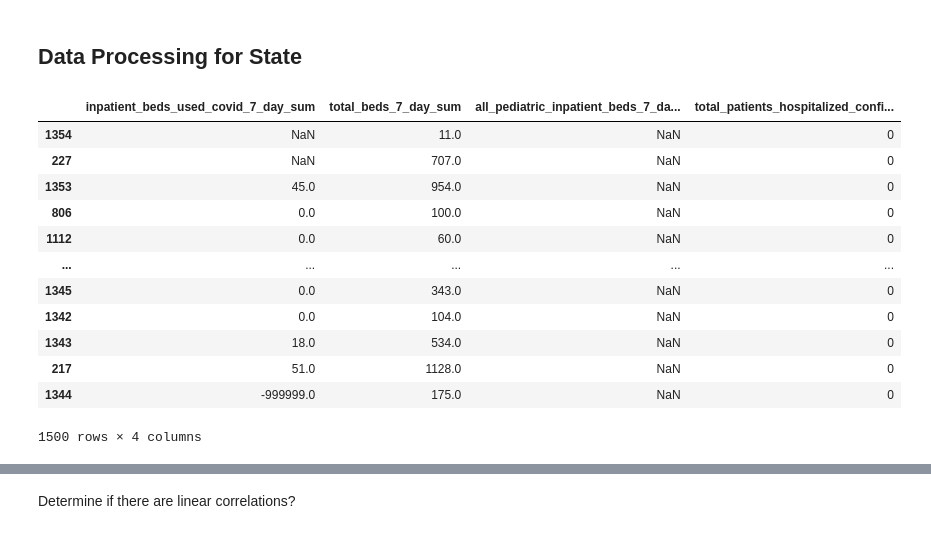
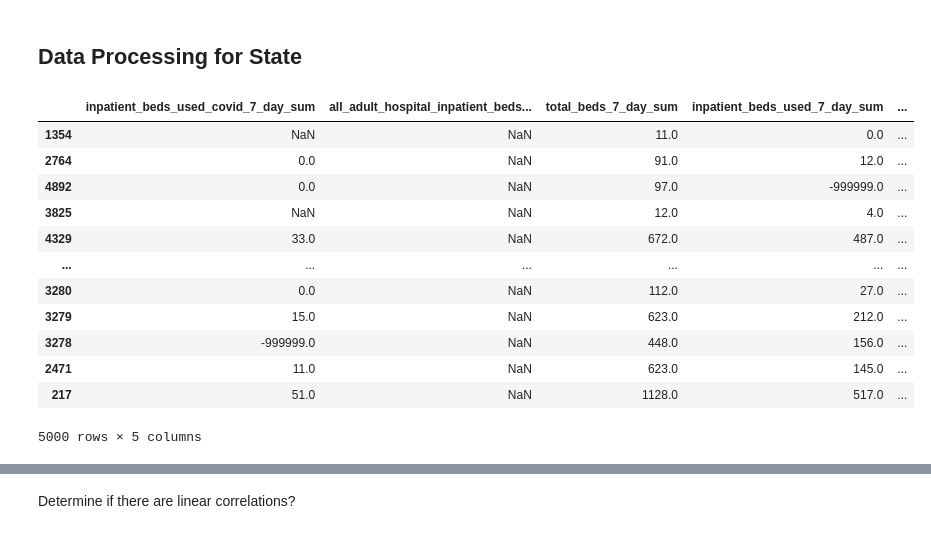
Before and after one commit to Vespacian/Analysis-of-COVID-19, a Jupyter notebook: dAnalysis.ipynb, the cells around one changed output, grey strips where cells are left out. Drawn from its saved outputs; the diff is of its cells as text; code cells hidden in the pictures.

```diff
--- a/dAnalysis.ipynb
+++ b/dAnalysis.ipynb
@@ -4,4 +4,4 @@ import pandas as pd
 import matplotlib.pyplot as plt
 import seaborn as sns
 # %%
-data = pd.read_csv("COVID-19_Reported_Patient_Impact_and_Hospital_Capacity_by_Facility.csv").head(1500).sort_values(['state'])
+data = pd.read_csv("COVID-19_Reported_Patient_Impact_and_Hospital_Capacity_by_Facility.csv").head(10000).sort_values(['state'])
@@ -28,22 +33,26 @@ data.columns.values.tolist()
 # %% [markdown]
 ## Data Processing for State
 # %%
-sliced = data[['inpatient_beds_used_covid_7_day_sum', 'total_beds_7_day_sum', 'all_pediatric_inpatient_beds_7_day_sum', 'total_patients_hospitalized_confirmed_influenza_and_covid_7_day_coverage']]
+sliced = data[['inpatient_beds_used_covid_7_day_sum',
+
+                'all_adult_hospital_inpatient_beds_7_day_sum',
+                'total_beds_7_day_sum',
+                'inpatient_beds_used_7_day_sum', 'inpatient_beds_7_day_sum']]
 sliced
 # %% [output]
-|  | inpatient_beds_used_covid_7_day_sum | total_beds_7_day_sum | all_pediatric_inpatient_beds_7_da... | total_patients_hospitalized_confi... |
-| 1354 | NaN | 11.0 | NaN | 0 |
-| 227 | NaN | 707.0 | NaN | 0 |
-| 1353 | 45.0 | 954.0 | NaN | 0 |
-| 806 | 0.0 | 100.0 | NaN | 0 |
-| 1112 | 0.0 | 60.0 | NaN | 0 |
-| ... | ... | ... | ... | ... |
-| 1345 | 0.0 | 343.0 | NaN | 0 |
-| 1342 | 0.0 | 104.0 | NaN | 0 |
-| 1343 | 18.0 | 534.0 | NaN | 0 |
-| 217 | 51.0 | 1128.0 | NaN | 0 |
-| 1344 | -999999.0 | 175.0 | NaN | 0 |
+|  | inpatient_beds_used_covid_7_day_sum | all_adult_hospital_inpatient_beds... | total_beds_7_day_sum | inpatient_beds_used_7_day_sum | ... |
+| 1354 | NaN | NaN | 11.0 | 0.0 | ... |
+| 2764 | 0.0 | NaN | 91.0 | 12.0 | ... |
+| 4892 | 0.0 | NaN | 97.0 | -999999.0 | ... |
+| 3825 | NaN | NaN | 12.0 | 4.0 | ... |
+| 4329 | 33.0 | NaN | 672.0 | 487.0 | ... |
+| ... | ... | ... | ... | ... | ... |
+| 3280 | 0.0 | NaN | 112.0 | 27.0 | ... |
+| 3279 | 15.0 | NaN | 623.0 | 212.0 | ... |
+| 3278 | -999999.0 | NaN | 448.0 | 156.0 | ... |
+| 2471 | 11.0 | NaN | 623.0 | 145.0 | ... |
+| 217 | 51.0 | NaN | 1128.0 | 517.0 | ... |
-1500 rows × 4 columns
+5000 rows × 5 columns
 # %%
 sliced['inpatient_beds_used_covid_7_day_sum'].isna().sum()
 (sliced['inpatient_beds_used_covid_7_day_sum'] < 0).sum()
```
Also changed, not shown: parts of 12 cells of this notebook, 1 other file.
